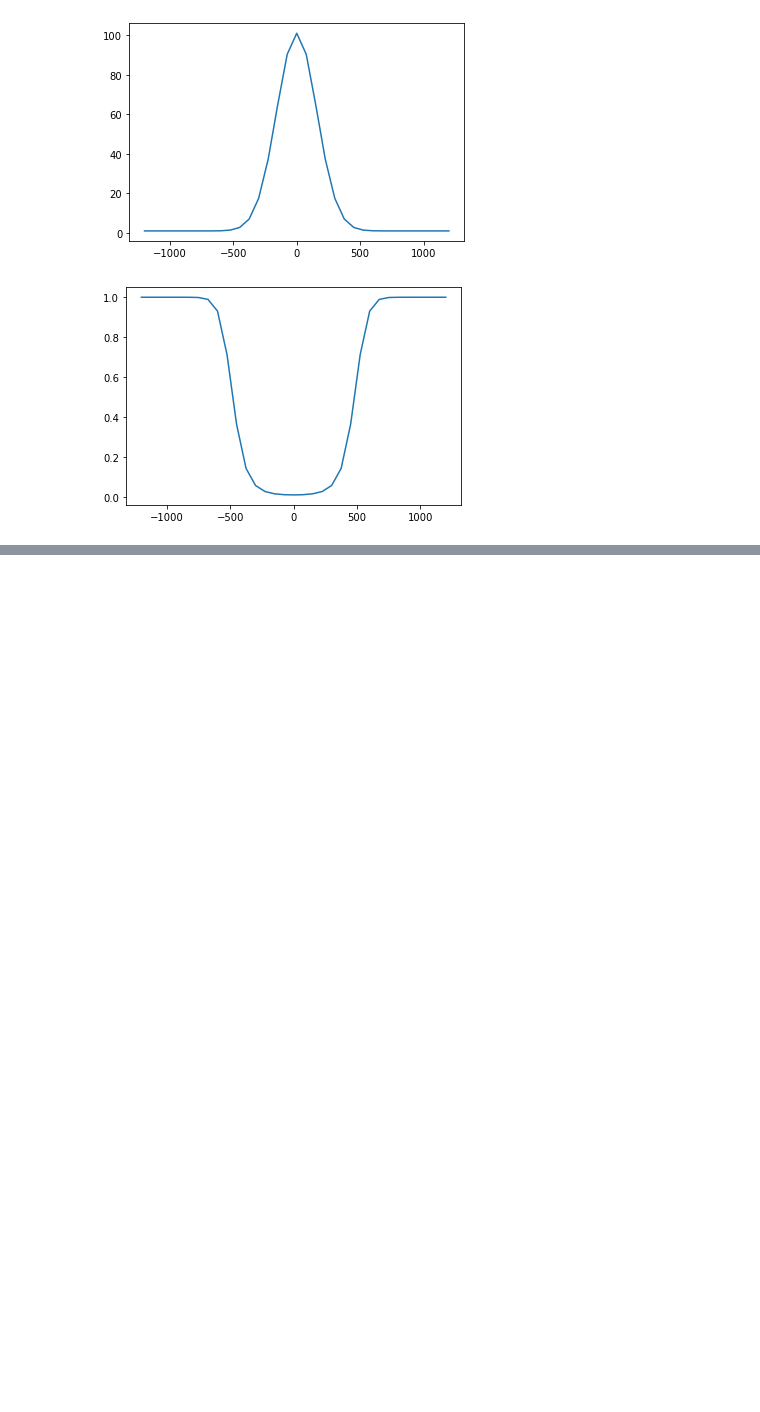
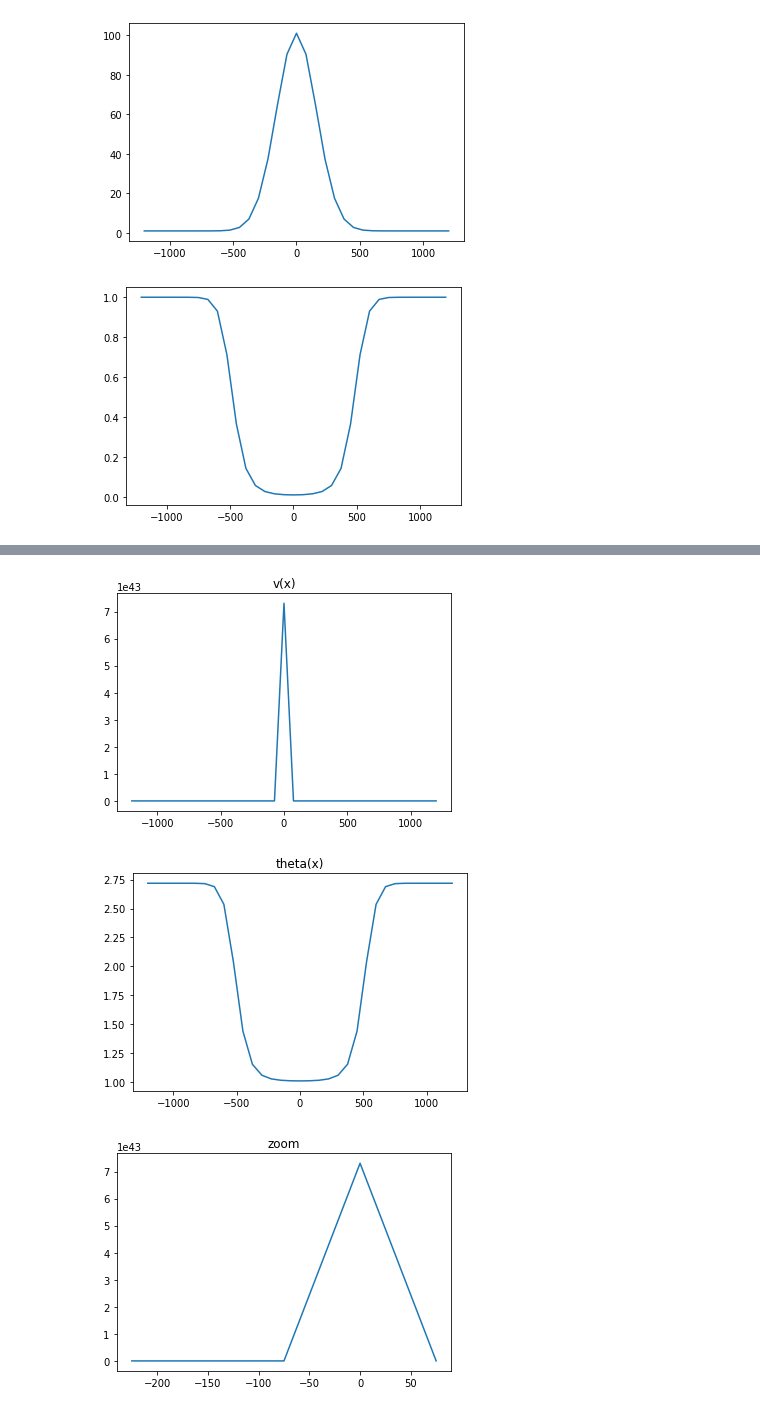
Before and after one commit to thomas-dubard/Seismes-induits, a Jupyter notebook: Modélisation.ipynb, the cells around one changed output, grey strips where cells are left out. Cells and saved outputs as stored; diff of their text form; code cells hidden in the pictures; blank space fills up the shorter version.

```diff
--- a/Modélisation.ipynb
+++ b/Modélisation.ipynb
@@ -262,0 +269,41 @@ plt.show()
+# %%
+V = np.exp(Phi)
+Theta = np.exp(Nu)
+
+M_V = max(V[0])
+reduc = 0.5
+V_indice = [0]
+for k in range(len(V)):
+    m = max(V[k])
+    if m > M_V/reduc:
+        V_indice.append(k)
+        M_V = m
+
+M_T = max(Theta[0])
+T_indice = [0]
+for k in range(len(Theta)):
+    m = max(Theta[k])
+    if m < M_T*reduc:
+        T_indice.append(k)
+        M_T = m
+# %%
+#Affichage
+
+for n in V_indice:
+    plt.plot(x, np.exp(V[n]))
+plt.title('v(x)')
+plt.show()
+
+for n in T_indice:
+    plt.plot(x, np.exp(Theta[n]))
+plt.title('theta(x)')
+plt.show()
+
+for n in V_indice:
+    plt.plot(x[13:18], np.exp(V[n])[13:18])
+plt.title('zoom')
+plt.show()
+# %% [output]
+[figure, added]
+[figure, added]
+[figure, added]
```
Also changed, not shown: parts of 5 cells of this notebook.
